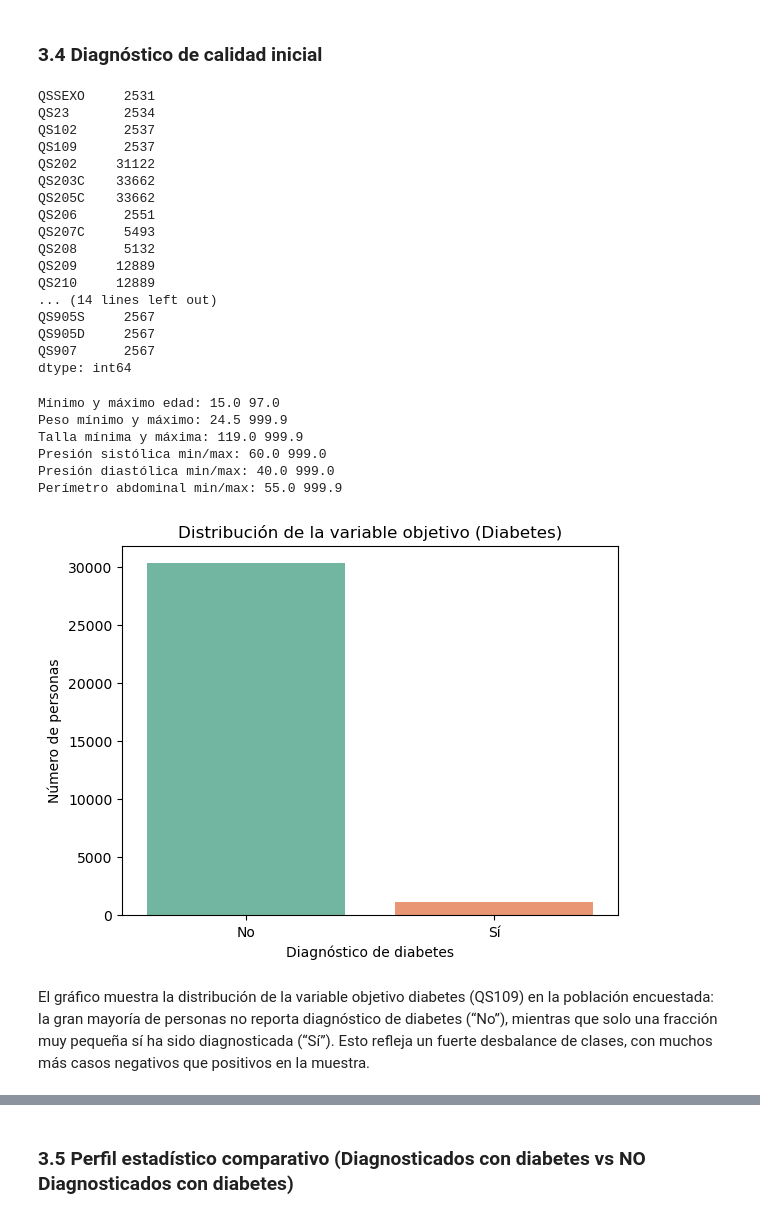
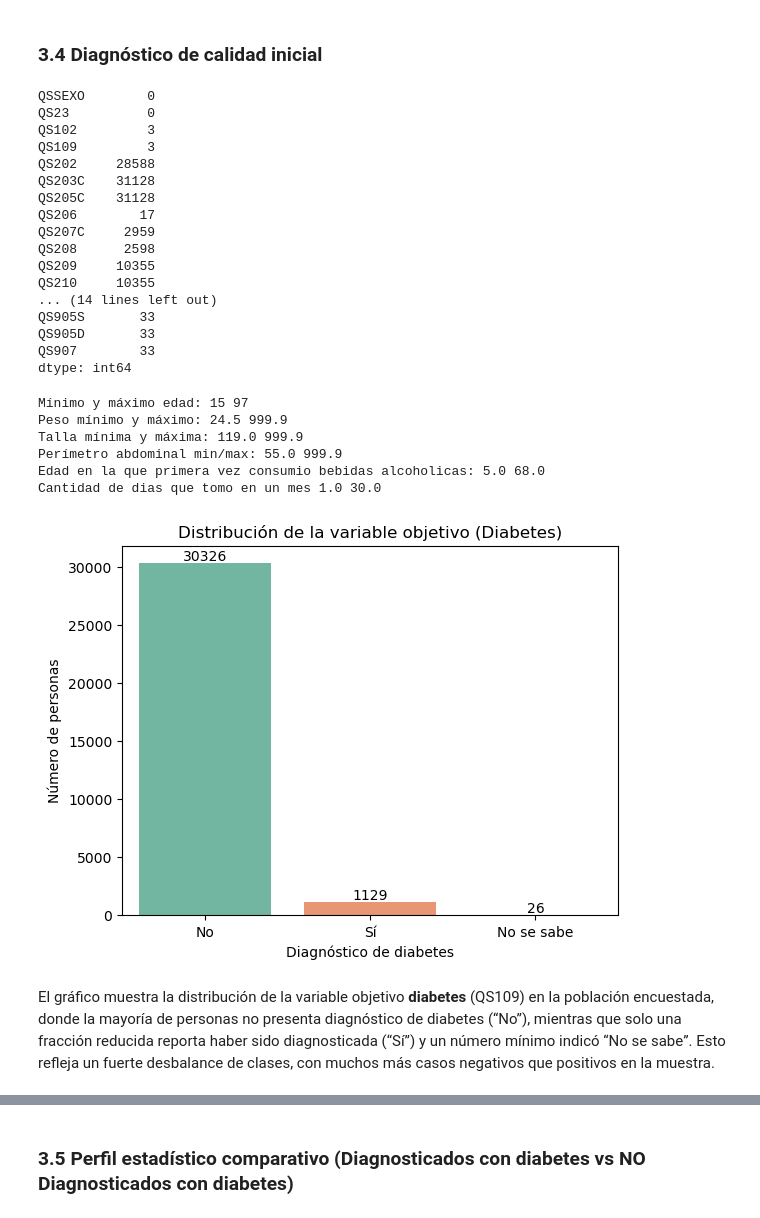
Before and after one commit to PieroLan/proyecto-data-mineria, a Jupyter notebook: notebooks/proyecto-grupal/procesamiento_data_diabetes.ipynb, the cells around one changed output, grey strips where cells are left out. Drawn from its saved outputs; the diff is of its cells as text; code cells hidden in the pictures.

```diff
--- a/notebooks/proyecto-grupal/procesamiento_data_diabetes.ipynb
+++ b/notebooks/proyecto-grupal/procesamiento_data_diabetes.ipynb
@@ -66,9 +68,10 @@ data.shape: (34018, 258)
 # %%
 # Crear nuevo dataframe con solo las columnas seleccionadas
-data = datos[['QSSEXO', 'QS23', 'QS102', 'QS109', 'QS202', 'QS203U', 'QS203C',
-              'QS205C', 'QS206', 'QS207C', 'QS208', 'QS209', 'QS211C', 'QS213C',
-              'QS215C', 'QS217C', 'QS219C', 'QS200', 'QS201', 'QS304', 'QS500',
-              'QS900', 'QS901', 'QS902', 'QS903S', 'QS903D', 'QS905S', 'QS905D',
+data = datos[['QSSEXO', 'QS23', 'QS102', 'QS109', 'QS202', 'QS203C',
+              'QS205C', 'QS206', 'QS207C', 'QS208', 'QS209','QS210',
+              'QS212A','QS212G', 'QS211C', 'QS213C',
+              'QS218C', 'QS219C', 'QS200', 'QS201', 'QS304', 'QS500',
+              'QS900', 'QS901', 'QS903S', 'QS903D', 'QS905S', 'QS905D',
               'QS907']]
 # %%
 # Resumen general
@@ -282,0 +330,14 @@ plt.show()
+# %%
+plt.figure(figsize=(8,6))
+ax = sns.countplot(x='QS102', hue='QS109', data=data, palette='Set2')
+
+plt.title("Hipertensión vs Diabetes")
+plt.xlabel("Hipertensión (2=No, 1=Sí, 8=No se sabe)")
+plt.ylabel("Número de personas")
+plt.legend(title="Diabetes")
+
+# Agregar los valores en cada barra
+for container in ax.containers:
+    ax.bar_label(container, fmt='%d', label_type='edge', fontsize=9)
+
+plt.show()
@@ -338,50 +401,57 @@ plt.show()
 # Valores faltantes
 print(data.isnull().sum())
 # %% [output]
-QSSEXO     2531
-QS23       2534
-QS102      2537
-QS109      2537
-QS202     31122
-QS203C    33662
-QS205C    33662
-QS206      2551
-QS207C     5493
-QS208      5132
-QS209     12889
-QS210     12889
+QSSEXO        0
+QS23          0
+QS102         3
+QS109         3
+QS202     28588
+QS203C    31128
+QS205C    31128
+QS206        17
+QS207C     2959
+QS208      2598
+QS209     10355
+QS210     10355
 ... (14 lines left out)
-QS905S     2567
-QS905D     2567
-QS907      2567
+QS905S       33
+QS905D       33
+QS907        33
 dtype: int64
 # %%
 # Posibles inconsistencias
 print("Mínimo y máximo edad:", data['QS23'].min(), data['QS23'].max())
 print("Peso mínimo y máximo:", data['QS900'].min(), data['QS900'].max())
 print("Talla mínima y máxima:", data['QS901'].min(), data['QS901'].max())
-print("Presión sistólica min/max:", data['QS905S'].min(), data['QS905S'].max())
-print("Presión diastólica min/max:", data['QS905D'].min(), data['QS905D'].max())
 print("Perímetro abdominal min/max:", data['QS907'].min(), data['QS907'].max())
+print("Edad en la que primera vez consumio bebidas alcoholicas:",data['QS207C'].min(), data['QS207C'].max() )
+print("Cantidad de dias que tomo en un mes",data['QS211C'].min(), data['QS211C'].max() )
 # %% [output]
-Mínimo y máximo edad: 15.0 97.0
+Mínimo y máximo edad: 15 97
 Peso mínimo y máximo: 24.5 999.9
 Talla mínima y máxima: 119.0 999.9
-Presión sistólica min/max: 60.0 999.0
-Presión diastólica min/max: 40.0 999.0
 Perímetro abdominal min/max: 55.0 999.9
+Edad en la que primera vez consumio bebidas alcoholicas: 5.0 68.0
+Cantidad de dias que tomo en un mes 1.0 30.0
 # %%
 # Distribución de diabetes
-data['DIABETES'] = data['QS109'].map({1: "Sí", 2: "No"})
-sns.countplot(x='DIABETES', hue='DIABETES', data=data, palette='Set2', legend=False)
+data.loc[:, 'DIABETES'] = data['QS109'].map({1: "Sí", 2: "No", 8: "No se sabe"})
+
+ax = sns.countplot(x='DIABETES', hue='DIABETES', data=data, palette='Set2', legend=False)
+
 plt.title("Distribución de la variable objetivo (Diabetes)")
 plt.xlabel("Diagnóstico de diabetes")
 plt.ylabel("Número de personas")
+
+# Agregar etiquetas con el valor exacto sobre cada barra
+for container in ax.containers:
+    ax.bar_label(container, fmt='%d', label_type='edge', fontsize=10)
+
 plt.show()
 # %% [output]
-[figure, old version]
+[figure, new version]
 # %% [markdown]
-El gráfico muestra la distribución de la variable objetivo diabetes (QS109) en la población encuestada: la gran mayoría de personas no reporta diagnóstico de diabetes (“No”), mientras que solo una fracción muy pequeña sí ha sido diagnosticada (“Sí”). Esto refleja un fuerte desbalance de clases, con muchos más casos negativos que positivos en la muestra.
+El gráfico muestra la distribución de la variable objetivo **diabetes** (QS109) en la población encuestada, donde la mayoría de personas no presenta diagnóstico de diabetes (“No”), mientras que solo una fracción reducida reporta haber sido diagnosticada (“Sí”) y un número mínimo indicó “No se sabe”. Esto refleja un fuerte desbalance de clases, con muchos más casos negativos que positivos en la muestra.
 # %%
 #Valores faltantes: identificar y cuantificar (df.isnull().sum()).
 na_counts = data.isna().sum().sort_values(ascending=False)
```
Also changed, not shown: parts of 18 cells of this notebook, 3 other files.
